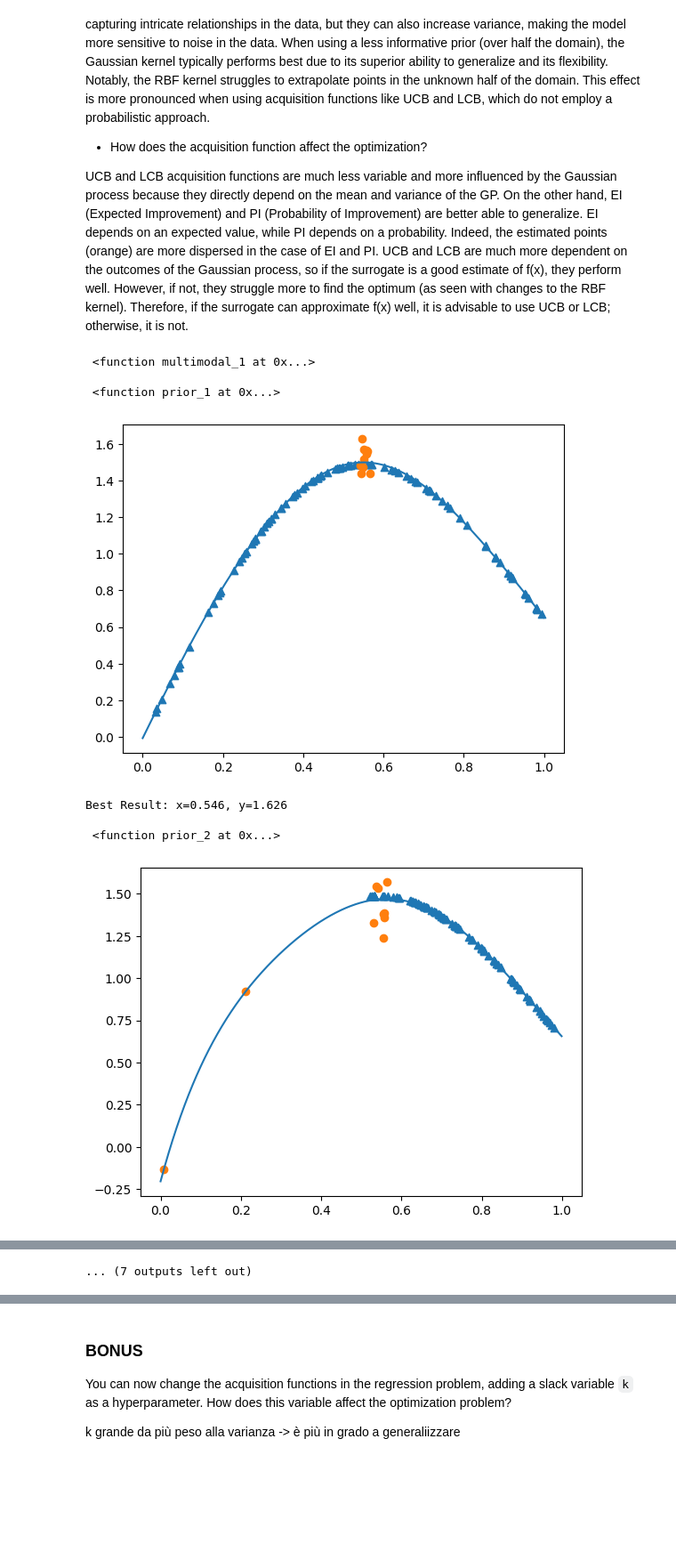
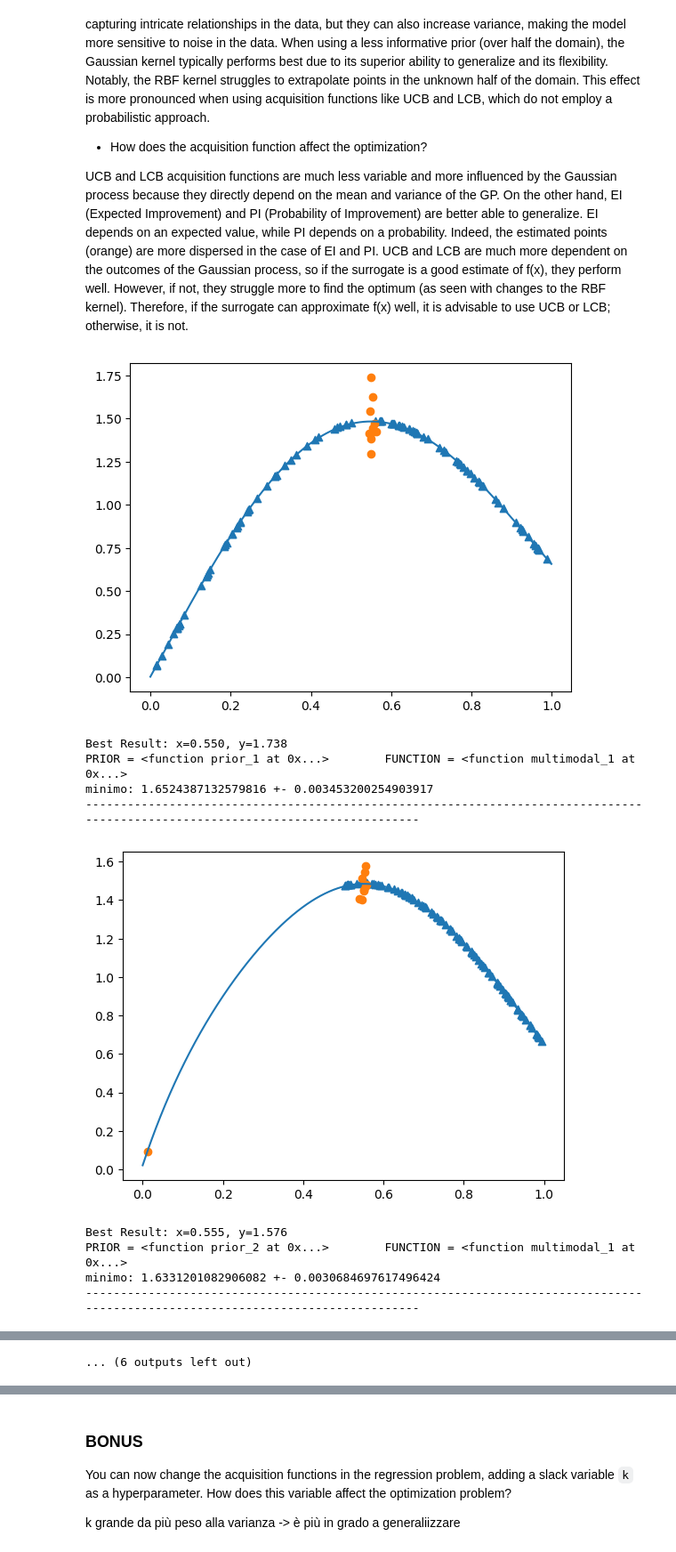
Before and after one commit to CarlottaGiacchetta/lab_optimizationTechniques, a Jupyter notebook: lab6/optimtech_lab6.ipynb, the cells around one changed output, grey strips where cells are left out. Shown: that part at 89% size. Saved outputs shown, nothing was run; the diff lists cells and outputs as text; code cells hidden in the pictures; blank space fills up the shorter version.

```diff
--- a/lab6/optimtech_lab6.ipynb
+++ b/lab6/optimtech_lab6.ipynb
@@ -326,24 +326,37 @@ Therefore, if the surrogate can approximate f(x) well, it is advisable to use UC
 # %%
 
 size = 100
 priors = [prior_1, prior_2, prior_3]
 functions = [multimodal_1, multimodal_2, multimodal_3]
 
 for f in functions:
-    print('\n\n\n', f)
     for prior in priors:
-        print('\n',prior)
-        X, y, model = bayesianOptmization(10, size, UCB, f, prior=prior) #TODO try with other priors, acquisition functions and objective func
-        plot(X, y, model, size)
-        # best result
-        ix = argmax(y)
-        print('Best Result: x=%.3f, y=%.3f' % (X[ix][0], y[ix][0]))
+        min_list = []
+
+        for sssss in range(100):
+            X, y, model = bayesianOptmization(10, size, UCB, f, prior=prior) #TODO try with other priors, acquisition functions and objective func
+            ix = argmax(y)
+
+            if sssss == 0:
+                plot(X, y, model, size)
+                # best result
+                print('Best Result: x=%.3f, y=%.3f' % (X[ix][0], y[ix][0]))
+
+            min_list.append(y[ix][0])
+
+        media = sum(min_list) / len(min_list)
+        varianza = sum((x - media) ** 2 for x in min_list) / len(min_list)
+        print(f'PRIOR = {prior}\tFUNCTION = {f}')
+        print(f'minimo: {media} +- {varianza}' )
+        print('--------------------------------------------------------------------------------------------------------------------------------\n\n\n')
 # %% [output]
+[figure, new version]
- <function multimodal_1 at 0x...>
-
- <function prior_1 at 0x...>
+Best Result: x=0.550, y=1.738
+PRIOR = <function prior_1 at 0x...>        FUNCTION = <function multimodal_1 at 0x...>
+minimo: 1.6524387132579816 +- 0.003453200254903917
+--------------------------------------------------------------------------------------------------------------------------------
-[figure, old version]
+[figure, new version]
-Best Result: x=0.546, y=1.626
-
- <function prior_2 at 0x...>
+Best Result: x=0.555, y=1.576
+PRIOR = <function prior_2 at 0x...>        FUNCTION = <function multimodal_1 at 0x...>
+minimo: 1.6331201082906082 +- 0.0030684697617496424
+--------------------------------------------------------------------------------------------------------------------------------
-[figure, old version]
@@ -370,2 +383,2 @@ Best Result: x=0.960, y=4.537
-... (7 outputs left out)
+... (6 outputs left out)
 # %%
```
Also changed, not shown: parts of 4 cells of this notebook.
